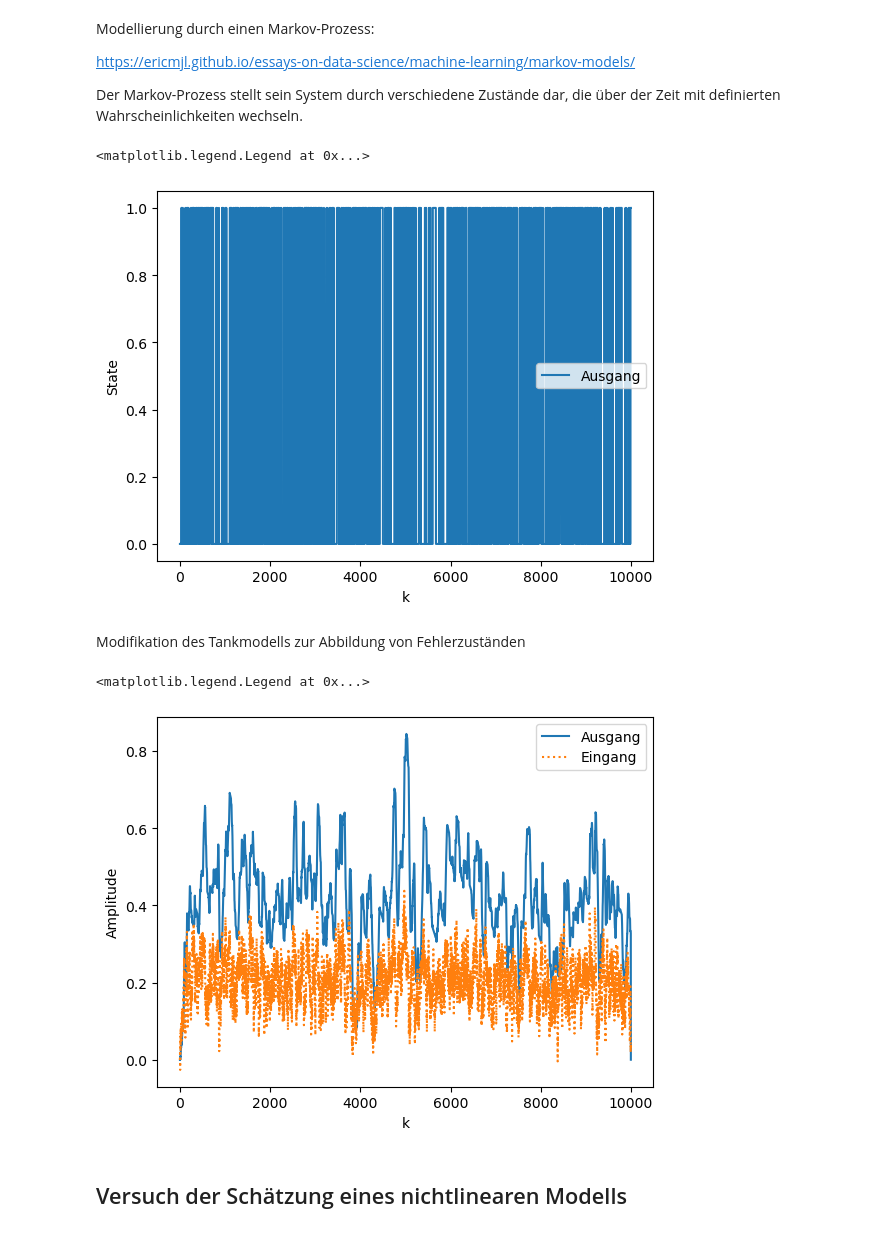
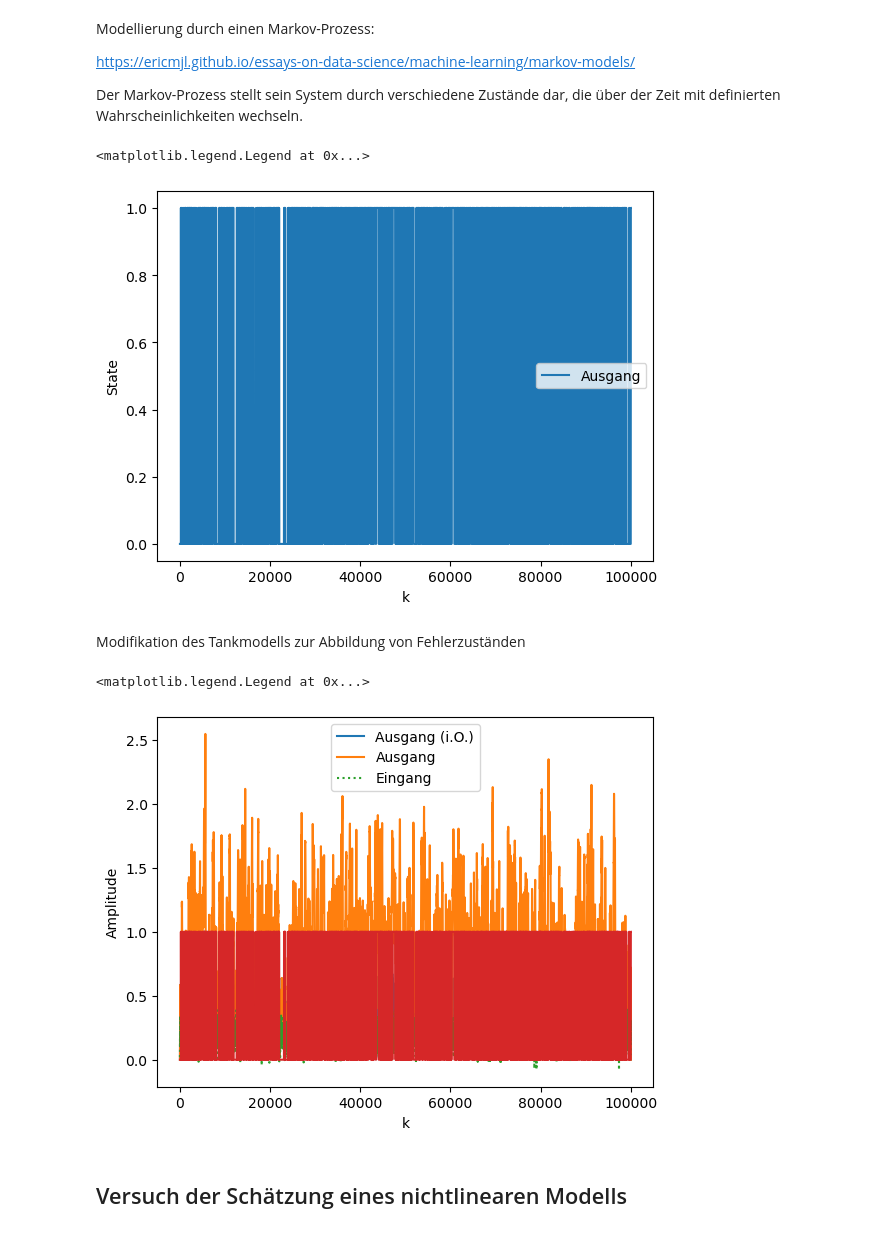
Before and after one commit to mayerd2/python_experiments, a Jupyter notebook: RBF Fault Identification Tank.ipynb, the cells around one changed output. Cells and saved outputs as stored; diff of their text form; code cells hidden in the pictures.

```diff
--- a/RBF Fault Identification Tank.ipynb
+++ b/RBF Fault Identification Tank.ipynb
@@ -21,7 +21,7 @@ Zeitdiskretisierung
 $ \dot{h}(t) \approx \frac{h(k+1) - h(k) }{T} $
 # %%
 # Anzahl der Zeitschritte für die Simulation des Tanks
-n_iter = 10000
+n_iter = 100000
 T = 0.01
 x = np.zeros(n_iter)
 u = np.zeros_like(x)
@@ -47,5 +47,7 @@ for k in range(n_iter-1):
         x[k+1] = 0.0
 
     h[k] = x[k]*200 # Die Skalierung wird nur vorgenommen, um die Plots von u und h einfacher übereinander darstellen zu könnnen
+
+h_normal = h
 # %%
 plt.figure()
@@ -94,7 +96,7 @@ def markov_sequence(p_init: np.array, p_transition: np.array, sequence_length: i
 # Wahrscheinlichkeitsverteilung des Ausgangszustands
 p_init = np.array([1.0, 0.0])
 # Wahrscheinlichkeiten für den Zustandsübergang
-p_transition = np.array([[0.95, 0.05],[0.1, 0.9]])
+p_transition = np.array([[0.99, 0.01],[0.01, 0.99]])
 # Berechnung einer Markov-Sequenz
 states = markov_sequence(p_init, p_transition, sequence_length=n_iter)
 # %%
@@ -106,7 +108,7 @@ plt.ylabel('State')
 plt.legend()
 # %% [output]
 <matplotlib.legend.Legend at 0x...>
-[figure, old version]
+[figure, new version]
 # %% [markdown]
 Modifikation des Tankmodells zur Abbildung von Fehlerzuständen
 # %%
@@ -117,18 +119,18 @@ u = np.zeros_like(x)
 h = np.zeros_like(x)
 
 # TP-gefiltertes weisses Rauschen als Eingangssignal
-u_white = np.random.normal(0.2, 0.4, n_iter)
+# u_white = np.random.normal(0.2, 0.4, n_iter) kein neues Eingangssignal generieren
 
 # TP-Filter 1. Ordnung
 filter_T = 0.05
 for k in range(n_iter):
     u[k] = (1-filter_T)*u[k-1] + filter_T*u_white[k]
 
-    if states[k] == 0:
-        u_in[k] = u[k]
-    elif states[k] == 2:
+    if states[k] == 2:
         # Ventilantrieb hängt: Werte bleiben
         u_in[k] = u_in[k-1]
+    else:
+        u_in[k] = u[k]
 
 # Parametrierung und Simulation des Zustandsraummodells
 # Parameter: Verhältnisse der Querschnitte von Behälter, Zulauf und Ablauf
@@ -136,13 +138,15 @@ A = 10
 Aab = 0.5
 Azu = 0.5
 for k in range(n_iter-1):
-    if states[k] == 0:
-        Aab = 0.5
-        x[k+1] = Azu/A * T * u_in[k] -  T*  Aab/A * np.sqrt(2.0*9.81) * np.sqrt(x[k]) + x[k]
-    elif states[k] == 1:
-        # Ablauf verstopft -> Ablaufquerschnitt verkleinert
-        Aab = 0.01
-        x[k+1] = Azu/A * T * u_in[k] -  T*  Aab/A * np.sqrt(2.0*9.81) * np.sqrt(x[k]) + x[k]
+    #if states[k] == 0:
+    #    Aab = 0.5
+    #    x[k+1] = Azu/A * T * u_in[k] -  T*  Aab/A * np.sqrt(2.0*9.81) * np.sqrt(x[k]) + x[k]
+    #elif states[k] == 1:
+    #    # Ablauf verstopft -> Ablaufquerschnitt verkleinert
+    #    Aab = 0
+    #    x[k+1] = Azu/A * T * u_in[k] -  T*  Aab/A * np.sqrt(2.0*9.81) * np.sqrt(x[k]) + x[k]
+
+    x[k+1] = Azu/A * T * u_in[k] -  T*  (1-0.5*states[k])*Aab/A * np.sqrt(2.0*9.81) * np.sqrt(x[k]) + x[k]
 
     if x[k+1] < 0.0:
         x[k+1] = 0.0
@@ -150,14 +154,16 @@ for k in range(n_iter-1):
     h[k] = x[k]*200 # Die Skalierung wird nur vorgenommen, um die Plots von u und h einfacher übereinander darstellen zu könnnen
 # %%
 plt.figure()
+plt.plot(h_normal, label="Ausgang (i.O.)")
 plt.plot(h, label= 'Ausgang')
 plt.plot(u, linestyle=':', label='Eingang')
+plt.plot(states)
 plt.xlabel('k')
 plt.ylabel('Amplitude')
 plt.legend()
 # %% [output]
 <matplotlib.legend.Legend at 0x...>
-[figure, old version]
+[figure, new version]
 # %% [markdown]
 ## Versuch der Schätzung eines nichtlinearen Modells
 # %%
```
Also changed, not shown: parts of 12 cells of this notebook.
